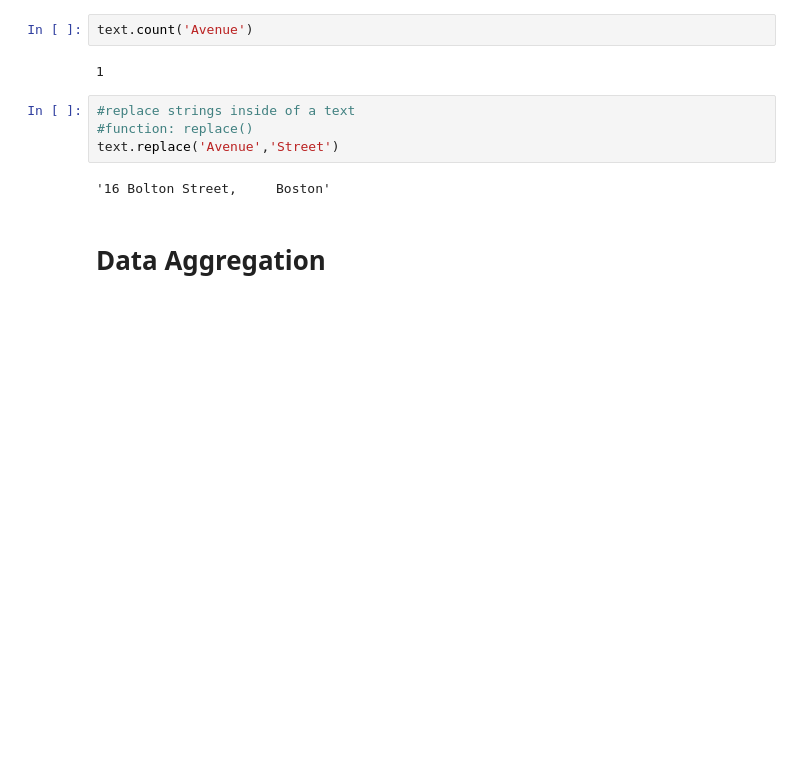
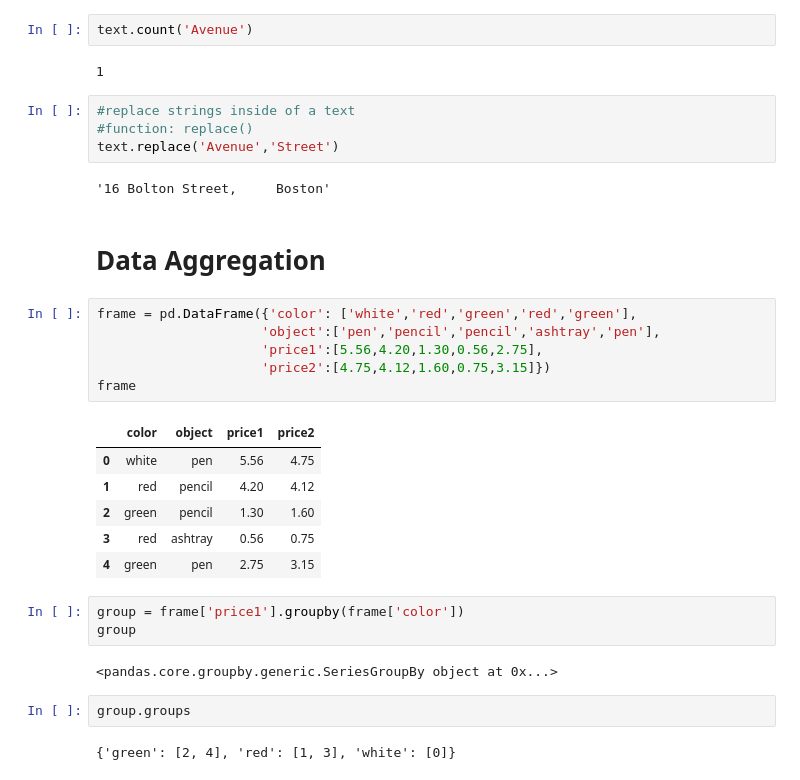
Before and after one commit to OliverRevilla/RW_Pandas, a Jupyter notebook: Pandas_in_depth.ipynb, the cells around one changed output. Drawn from its saved outputs; the diff is of its cells as text; blank space fills up the shorter version.

Commit message:
Data aggregation

```diff
--- a/Pandas_in_depth.ipynb
+++ b/Pandas_in_depth.ipynb
@@ -830,3 +830,25 @@ text.replace('Avenue','Street')
 '16 Bolton Street,     Boston'
 # %% [markdown]
 # Data Aggregation
+# %%
+frame = pd.DataFrame({'color': ['white','red','green','red','green'],
+                     'object':['pen','pencil','pencil','ashtray','pen'],
+                     'price1':[5.56,4.20,1.30,0.56,2.75],
+                     'price2':[4.75,4.12,1.60,0.75,3.15]})
+frame
+# %% [output]
+|  | color | object | price1 | price2 |
+| 0 | white | pen | 5.56 | 4.75 |
+| 1 | red | pencil | 4.20 | 4.12 |
+| 2 | green | pencil | 1.30 | 1.60 |
+| 3 | red | ashtray | 0.56 | 0.75 |
+| 4 | green | pen | 2.75 | 3.15 |
+# %%
+group = frame['price1'].groupby(frame['color'])
+group
+# %% [output]
+<pandas.core.groupby.generic.SeriesGroupBy object at 0x...>
+# %%
+group.groups
+# %% [output]
+{'green': [2, 4], 'red': [1, 3], 'white': [0]}
```
Also changed, not shown: parts of 7 cells of this notebook.
